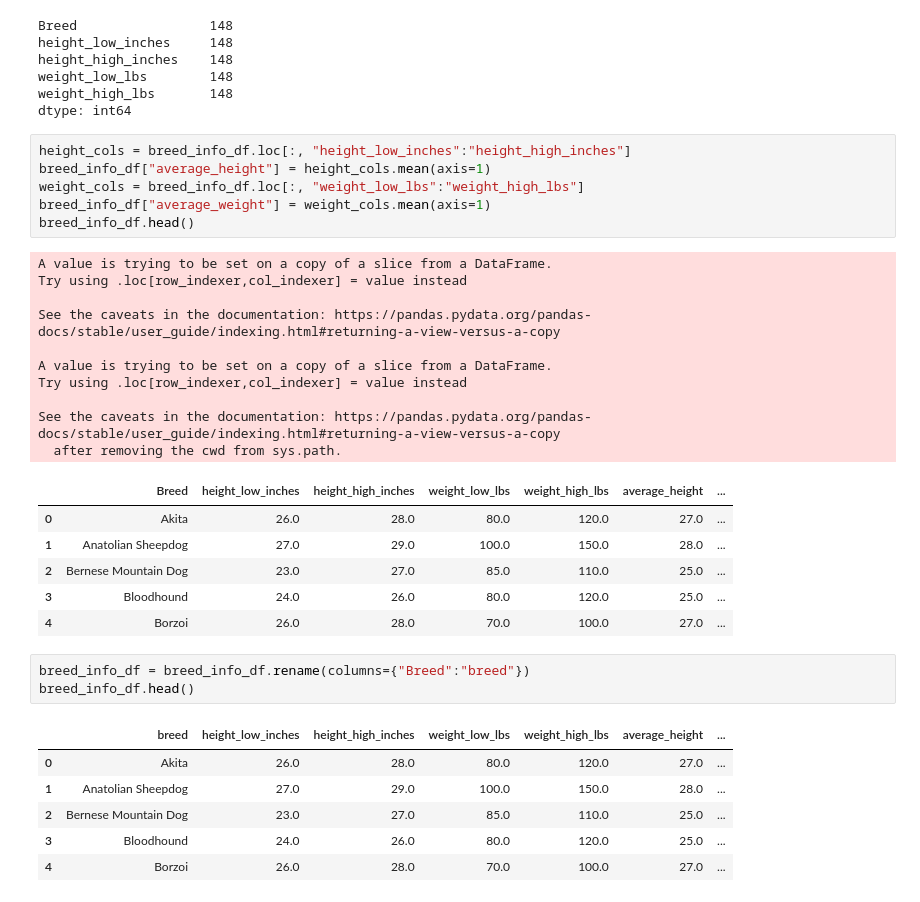
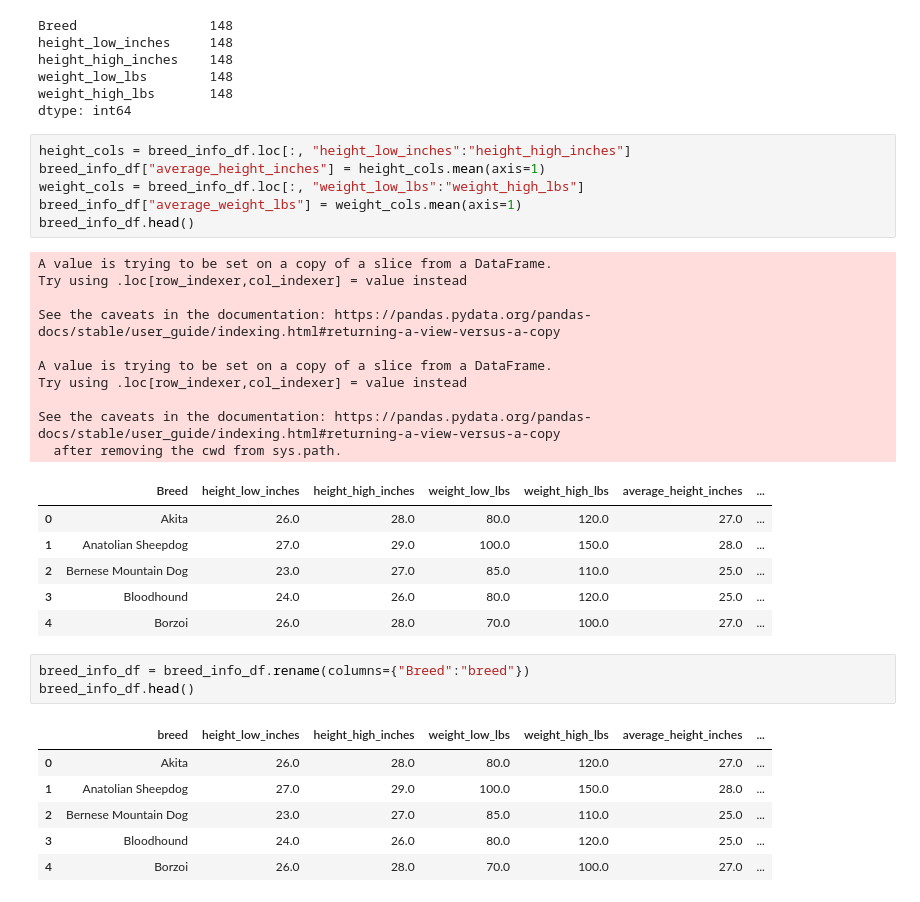
Before and after one commit to alissavokes/ETL-Dog-Intelligence, a Jupyter notebook: data_etl.ipynb, the cells around one changed output. Drawn from its saved outputs; the diff is of its cells as text.

```diff
--- a/data_etl.ipynb
+++ b/data_etl.ipynb
@@ -227,22 +280,22 @@ weight_high_lbs       148
 dtype: int64
 # %%
 height_cols = breed_info_df.loc[:, "height_low_inches":"height_high_inches"]
-breed_info_df["average_height"] = height_cols.mean(axis=1)
+breed_info_df["average_height_inches"] = height_cols.mean(axis=1)
 weight_cols = breed_info_df.loc[:, "weight_low_lbs":"weight_high_lbs"]
-breed_info_df["average_weight"] = weight_cols.mean(axis=1)
+breed_info_df["average_weight_lbs"] = weight_cols.mean(axis=1)
 breed_info_df.head()
 # %% [output]
 A value is trying to be set on a copy of a slice from a DataFrame.
 Try using .loc[row_indexer,col_indexer] = value instead
 
 See the caveats in the documentation: https://pandas.pydata.org/pandas-docs/stable/user_guide/indexing.html#returning-a-view-versus-a-copy
 
 A value is trying to be set on a copy of a slice from a DataFrame.
 Try using .loc[row_indexer,col_indexer] = value instead
 
 See the caveats in the documentation: https://pandas.pydata.org/pandas-docs/stable/user_guide/indexing.html#returning-a-view-versus-a-copy
   after removing the cwd from sys.path.
-|  | Breed | height_low_inches | height_high_inches | weight_low_lbs | weight_high_lbs | average_height | ... |
+|  | Breed | height_low_inches | height_high_inches | weight_low_lbs | weight_high_lbs | average_height_inches | ... |
 | 0 | Akita | 26.0 | 28.0 | 80.0 | 120.0 | 27.0 | ... |
 | 1 | Anatolian Sheepdog | 27.0 | 29.0 | 100.0 | 150.0 | 28.0 | ... |
 | 2 | Bernese Mountain Dog | 23.0 | 27.0 | 85.0 | 110.0 | 25.0 | ... |
@@ -252,7 +305,7 @@ See the caveats in the documentation: https://pandas.pydata.org/pandas-docs/stab
 breed_info_df = breed_info_df.rename(columns={"Breed":"breed"})
 breed_info_df.head()
 # %% [output]
-|  | breed | height_low_inches | height_high_inches | weight_low_lbs | weight_high_lbs | average_height | ... |
+|  | breed | height_low_inches | height_high_inches | weight_low_lbs | weight_high_lbs | average_height_inches | ... |
 | 0 | Akita | 26.0 | 28.0 | 80.0 | 120.0 | 27.0 | ... |
 | 1 | Anatolian Sheepdog | 27.0 | 29.0 | 100.0 | 150.0 | 28.0 | ... |
 | 2 | Bernese Mountain Dog | 23.0 | 27.0 | 85.0 | 110.0 | 25.0 | ... |
```
Also changed, not shown: parts of 12 cells of this notebook.
